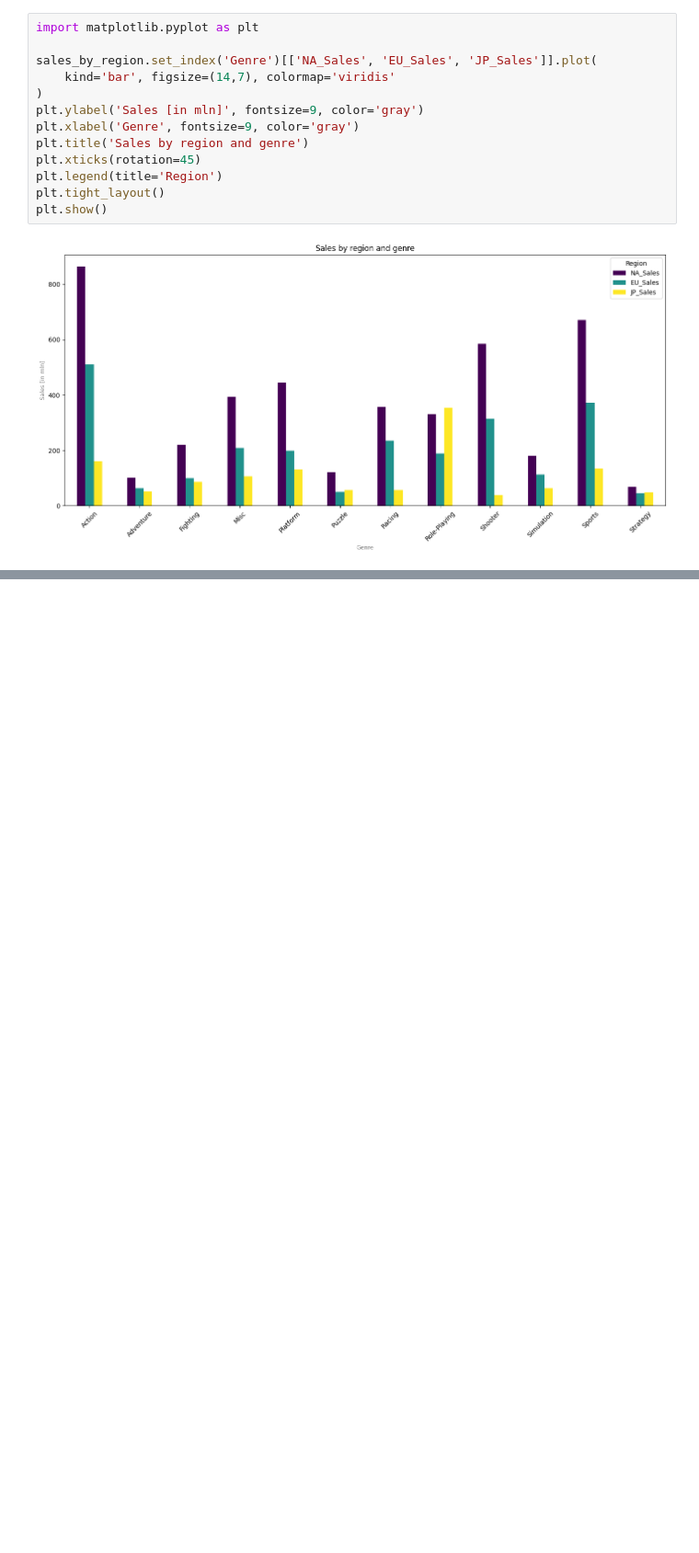
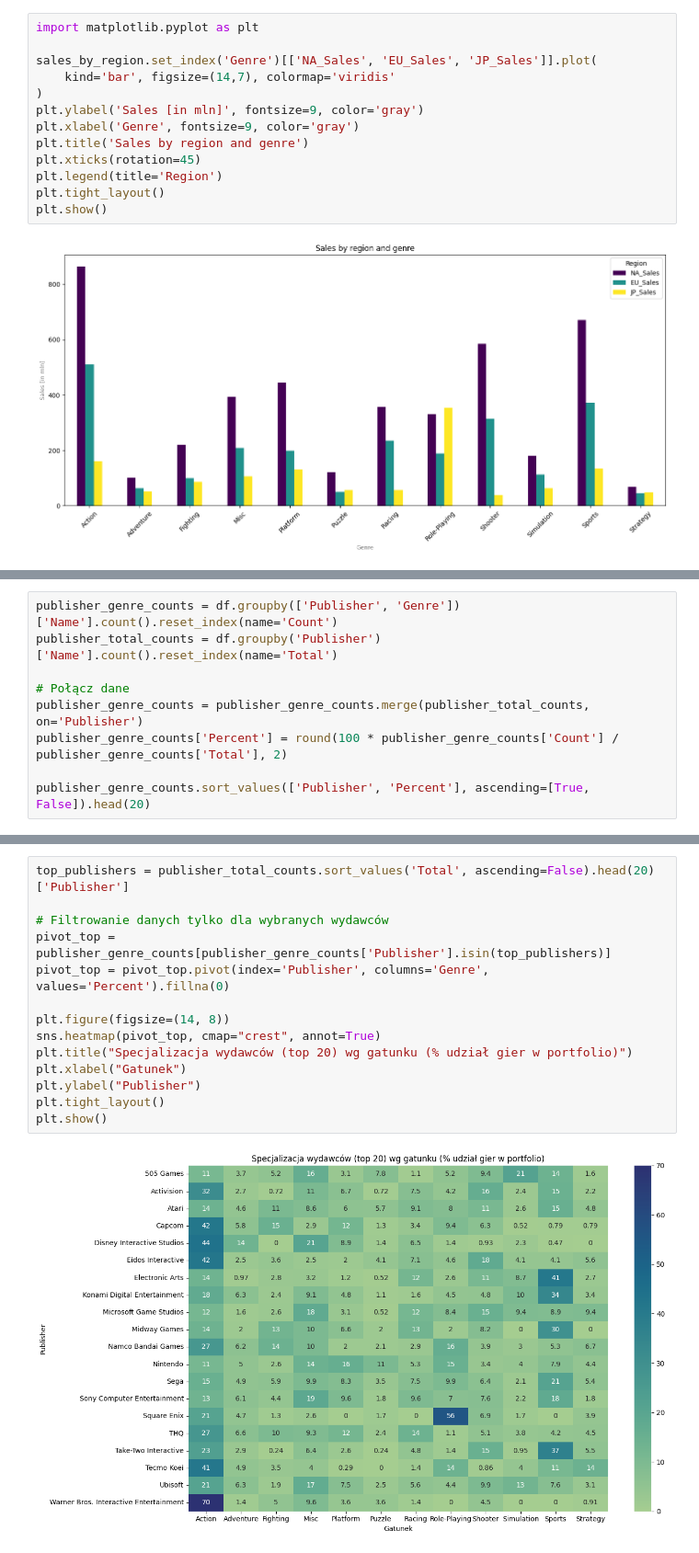
Before and after one commit to paulinaromanczuk/Games_Sales_Analysis, a Jupyter notebook: games_sales.ipynb, the cells around one changed output, grey strips where cells are left out. Shown: that part at 92% size. Drawn from its saved outputs; the diff is of its cells as text; blank space fills up the shorter version.

Commit message:
Genre analysis

```diff
--- a/games_sales.ipynb
+++ b/games_sales.ipynb
@@ -662,0 +683,9 @@ It's clearly visible that for almost every category sales are biggest in North A
+# %%
+publisher_genre_counts = df.groupby(['Publisher', 'Genre'])['Name'].count().reset_index(name='Count')
+publisher_total_counts = df.groupby('Publisher')['Name'].count().reset_index(name='Total')
+
+# Połącz dane
+publisher_genre_counts = publisher_genre_counts.merge(publisher_total_counts, on='Publisher')
+publisher_genre_counts['Percent'] = round(100 * publisher_genre_counts['Count'] / publisher_genre_counts['Total'], 2)
+
+publisher_genre_counts.sort_values(['Publisher', 'Percent'], ascending=[True, False]).head(20)
@@ -662,0 +710,16 @@ It's clearly visible that for almost every category sales are biggest in North A
+# %%
+top_publishers = publisher_total_counts.sort_values('Total', ascending=False).head(20)['Publisher']
+
+# Filtrowanie danych tylko dla wybranych wydawców
+pivot_top = publisher_genre_counts[publisher_genre_counts['Publisher'].isin(top_publishers)]
+pivot_top = pivot_top.pivot(index='Publisher', columns='Genre', values='Percent').fillna(0)
+
+plt.figure(figsize=(14, 8))
+sns.heatmap(pivot_top, cmap="crest", annot=True)
+plt.title("Specjalizacja wydawców (top 20) wg gatunku (% udział gier w portfolio)")
+plt.xlabel("Gatunek")
+plt.ylabel("Publisher")
+plt.tight_layout()
+plt.show()
+# %% [output]
+[figure, added]
```
Also changed, not shown: parts of 10 cells of this notebook.
